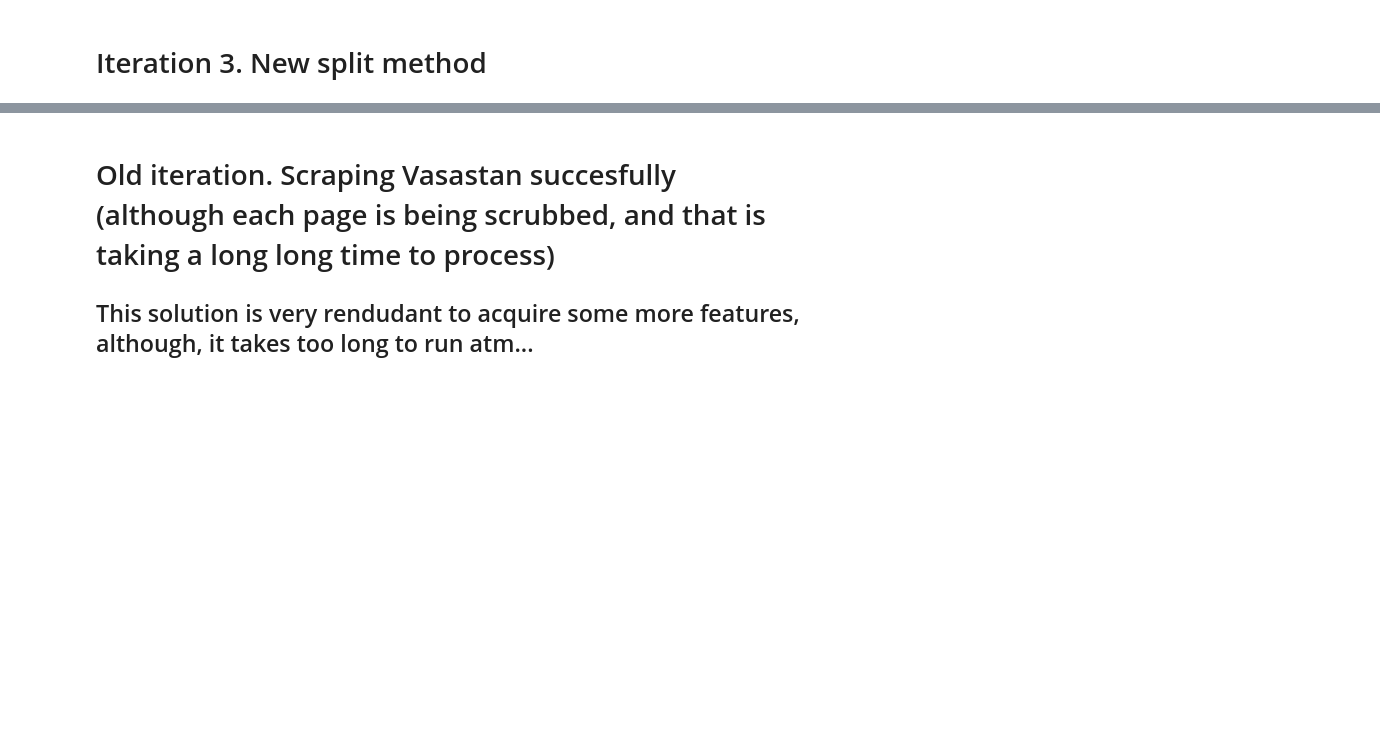
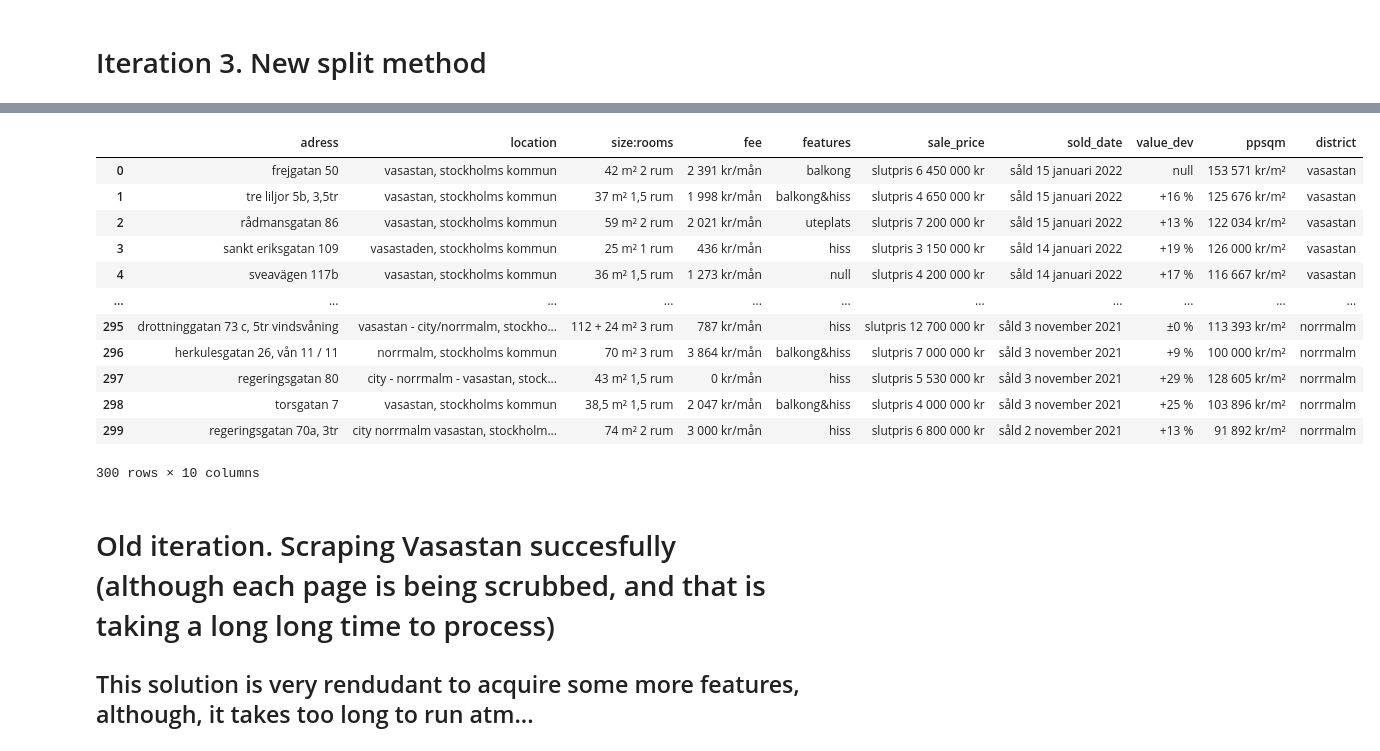
Before and after one commit to antongollbo123/hemnet_housing, a Jupyter notebook: notebooks/data_gathering_nb.ipynb, the cells around one changed output, grey strips where cells are left out. Cells and saved outputs as stored; diff of their text form; code cells hidden in the pictures; blank space fills up the shorter version.

```diff
--- a/notebooks/data_gathering_nb.ipynb
+++ b/notebooks/data_gathering_nb.ipynb
@@ -23,7 +23,8 @@ sodermalm_url = "https://www.hemnet.se/salda/bostader?location_ids%5B%5D=898472"
 solna_url = "https://www.hemnet.se/salda/bostader?location_ids%5B%5D=18028"
 norrmalm_url = "https://www.hemnet.se/salda/bostader?location_ids%5B%5D=925969"
 
-area_list = [vasastan_url, kungsholmen_url, ostermalm_url, sodermalm_url, solna_url, norrmalm_url]
+url_list = [vasastan_url, kungsholmen_url, ostermalm_url, sodermalm_url, solna_url, norrmalm_url]
+area_list = ["vasastan", "kungsholmen", "ostermalm", "sodermalm", "solna", "norrmalm"]
 
 path=r"C:/Users/Anton/Documents/Anton_Gollbo/Skolarbete/projects/Hemnet_Housing/chromedriver.exe"
 driver = webdriver.Chrome(executable_path = path, options=options)
@@ -117,13 +118,15 @@ def hemnet_scraping(url, num_entries,counter):
     return big_housing_dict
 
 counter = 0
-for area in area_list:
+for area in url_list:
     housing_info_dict = hemnet_scraping(area, 2500, counter)
     if(counter == 0):
         housing_info_df = pd.DataFrame(housing_info_dict).T
+        housing_info_df["district"] = area_list[counter]
         counter = counter + 1
     elif(counter > 0):
         new_housing_info_df = pd.DataFrame(housing_info_dict).T
+        new_housing_info_df["district"] = area_list[counter]
         housing_info_df = housing_info_df.append(new_housing_info_df, ignore_index = True)
         counter = counter + 1
 
@@ -193,3 +169,19 @@ INFO: Successfully saved requirements file in C:/Users/Anton/Documents/Anton_Gol
+# %%
+housing_info_df
+# %% [output]
+|  | adress | location | size:rooms | fee | features | sale_price | sold_date | value_dev | ppsqm | district |
+| 0 | frejgatan 50 | vasastan, stockholms kommun | 42 m² 2 rum | 2 391 kr/mån | balkong | slutpris 6 450 000 kr | såld 15 januari 2022 | null | 153 571 kr/m² | vasastan |
+| 1 | tre liljor 5b, 3,5tr | vasastan, stockholms kommun | 37 m² 1,5 rum | 1 998 kr/mån | balkong&hiss | slutpris 4 650 000 kr | såld 15 januari 2022 | +16 % | 125 676 kr/m² | vasastan |
+| 2 | rådmansgatan 86 | vasastan, stockholms kommun | 59 m² 2 rum | 2 021 kr/mån | uteplats | slutpris 7 200 000 kr | såld 15 januari 2022 | +13 % | 122 034 kr/m² | vasastan |
+| 3 | sankt eriksgatan 109 | vasastaden, stockholms kommun | 25 m² 1 rum | 436 kr/mån | hiss | slutpris 3 150 000 kr | såld 14 januari 2022 | +19 % | 126 000 kr/m² | vasastan |
+| 4 | sveavägen 117b | vasastan, stockholms kommun | 36 m² 1,5 rum | 1 273 kr/mån | null | slutpris 4 200 000 kr | såld 14 januari 2022 | +17 % | 116 667 kr/m² | vasastan |
+| ... | ... | ... | ... | ... | ... | ... | ... | ... | ... | ... |
+| 295 | drottninggatan 73 c, 5tr vindsvåning | vasastan - city/norrmalm, stockho... | 112 + 24 m² 3 rum | 787 kr/mån | hiss | slutpris 12 700 000 kr | såld 3 november 2021 | ±0 % | 113 393 kr/m² | norrmalm |
+| 296 | herkulesgatan 26, vån 11 / 11 | norrmalm, stockholms kommun | 70 m² 3 rum | 3 864 kr/mån | balkong&hiss | slutpris 7 000 000 kr | såld 3 november 2021 | +9 % | 100 000 kr/m² | norrmalm |
+| 297 | regeringsgatan 80 | city - norrmalm - vasastan, stock... | 43 m² 1,5 rum | 0 kr/mån | hiss | slutpris 5 530 000 kr | såld 3 november 2021 | +29 % | 128 605 kr/m² | norrmalm |
+| 298 | torsgatan 7 | vasastan, stockholms kommun | 38,5 m² 1,5 rum | 2 047 kr/mån | balkong&hiss | slutpris 4 000 000 kr | såld 3 november 2021 | +25 % | 103 896 kr/m² | norrmalm |
+| 299 | regeringsgatan 70a, 3tr | city norrmalm vasastan, stockholm... | 74 m² 2 rum | 3 000 kr/mån | hiss | slutpris 6 800 000 kr | såld 2 november 2021 | +13 % | 91 892 kr/m² | norrmalm |
+300 rows × 10 columns
 # %% [markdown]
 # Old iteration. Scraping Vasastan succesfully (although each page is being scrubbed, and that is taking a long long time to process)
 
```
Also changed, not shown: parts of 3 cells of this notebook, 2 other files.
